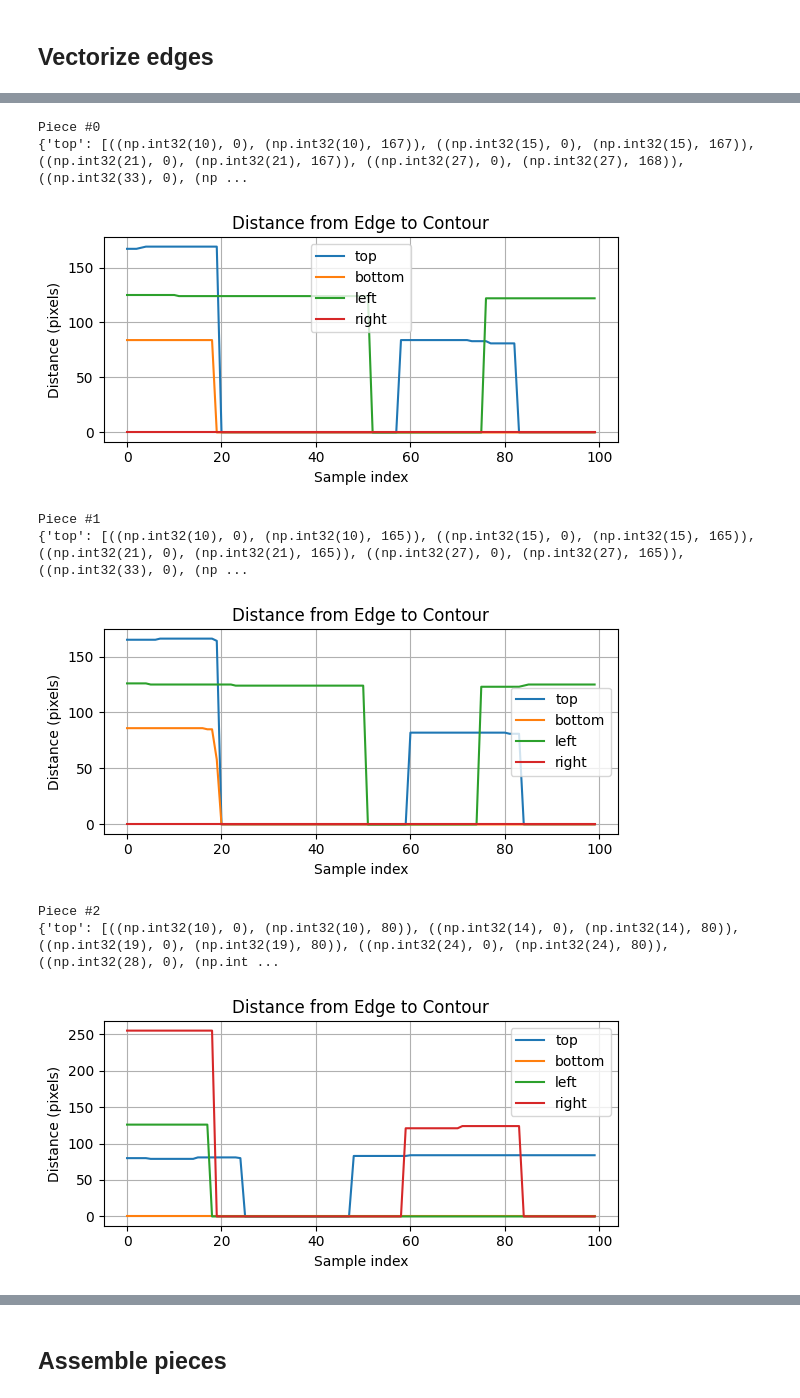
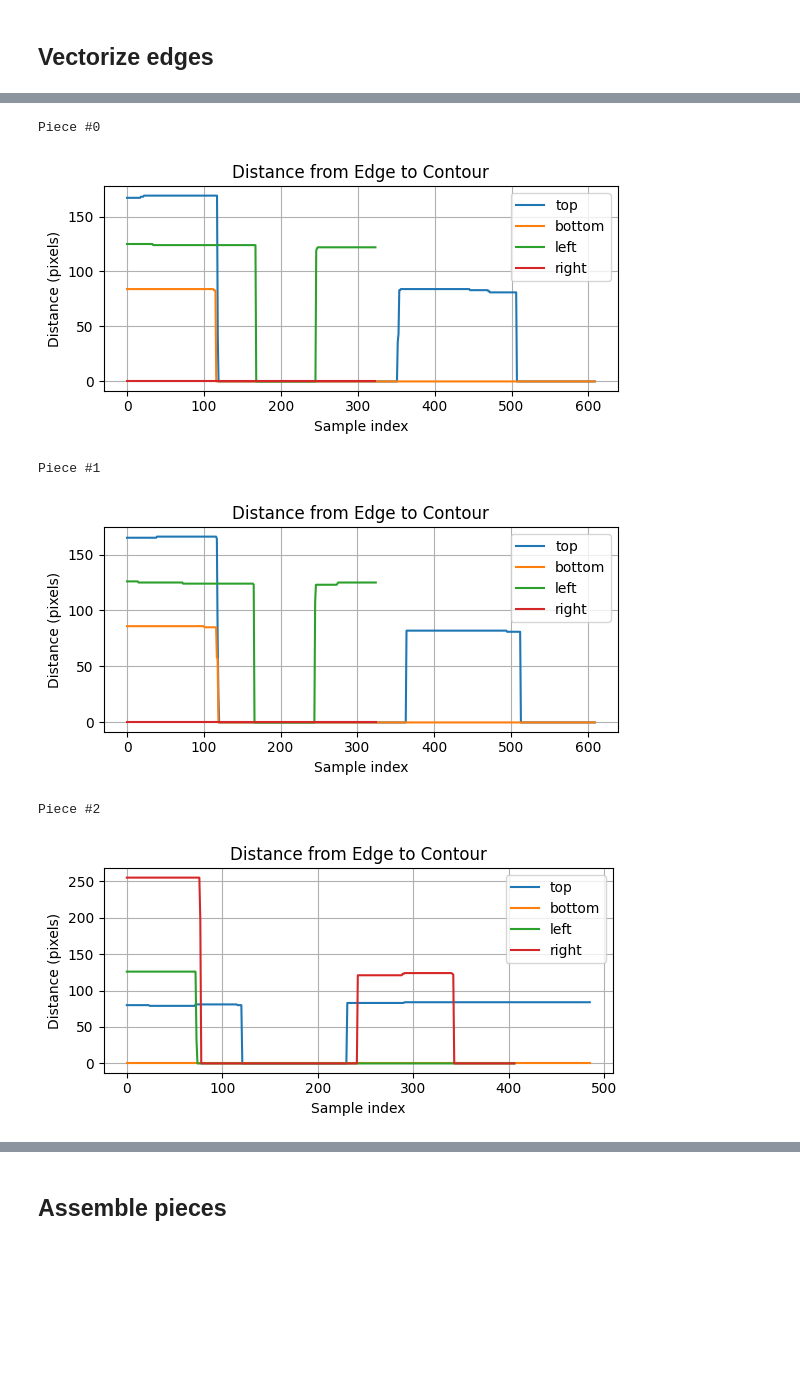
Before and after one commit to Mcapozzolo/PuzzleSimulator, a Jupyter notebook: image_processing/poc_opencv_01.ipynb, the cells around one changed output, grey strips where cells are left out. Saved outputs shown, nothing was run; the diff lists cells and outputs as text; code cells hidden in the pictures; blank space fills up the shorter version.

Commit message:
Update edge vectorization

```diff
--- a/image_processing/poc_opencv_01.ipynb
+++ b/image_processing/poc_opencv_01.ipynb
@@ -81,4 +99,3 @@ show_image(pieces_image)
 # %%
-for p in pieces:
-    show_image(p)
+show_images(pieces, max_cols=2)
 # %% [output]
@@ -105,6 +119,5 @@ for p in pieces:
     result = cv2.bitwise_and(p, p, mask=mask)
     masked_pieces.append(result)
 # %%
-for p in masked_pieces:
-    show_image(p)
+show_images(masked_pieces, max_cols=2)
 # %% [output]
@@ -127,5 +137,6 @@ smoothed_pieces = []
 for p in masked_pieces:
     sp = smooth_mask(p)
     smoothed_pieces.append(sp)
-    show_image(sp)
+
+show_images(smoothed_pieces, max_cols=2)
 # %% [output]
@@ -136,7 +144,7 @@ for p in masked_pieces:
 # %% [markdown]
 ## Vectorize edges
 # %%
-def measure_edge_distances(thresh, n_vectors=10, margin=10):
+def measure_edge_distances(thresh, n_vectors=-1, margin=10):
     """Measure perpendicular distances from each image edge to the first contour pixel."""
     contours, _ = cv2.findContours(thresh, cv2.RETR_EXTERNAL, cv2.CHAIN_APPROX_SIMPLE)
     if not contours:
@@ -147,8 +155,13 @@ def measure_edge_distances(thresh, n_vectors=10, margin=10):
     cv2.drawContours(mask, [contour], -1, 255, -1)
 
     h, w = thresh.shape
-    x_samples = np.linspace(margin, w - 1 - margin, n_vectors, dtype=np.int32)
-    y_samples = np.linspace(margin, h - 1 - margin, n_vectors, dtype=np.int32)
+
+    if n_vectors == -1:
+        x_samples = np.linspace(margin, w - 1 - margin, w, dtype=np.int32)
+        y_samples = np.linspace(margin, h - 1 - margin, h, dtype=np.int32)
+    else:
+        x_samples = np.linspace(margin, w - 1 - margin, n_vectors, dtype=np.int32)
+        y_samples = np.linspace(margin, h - 1 - margin, n_vectors, dtype=np.int32)
 
     distances = {
         "top": [],
@@ -242,20 +246,16 @@ Piece #3
 # %%
 vectorized_edges = {}
 
 for i, p in enumerate(smoothed_pieces):
-    dist = measure_edge_distances(p, n_vectors=100, margin=10)
+    dist = measure_edge_distances(p, margin=10)
     vectorized_edges[f"piece_{i}"] = dist
     print(f"Piece #{i}")
-    print(dist)
     plot_edge_distances(dist)
 # %% [output]
 Piece #0
-{'top': [((np.int32(10), 0), (np.int32(10), 167)), ((np.int32(15), 0), (np.int32(15), 167)), ((np.int32(21), 0), (np.int32(21), 167)), ((np.int32(27), 0), (np.int32(27), 168)), ((np.int32(33), 0), (np ...
-[figure, old version]
+[figure, new version]
 Piece #1
-{'top': [((np.int32(10), 0), (np.int32(10), 165)), ((np.int32(15), 0), (np.int32(15), 165)), ((np.int32(21), 0), (np.int32(21), 165)), ((np.int32(27), 0), (np.int32(27), 165)), ((np.int32(33), 0), (np ...
-[figure, old version]
+[figure, new version]
 Piece #2
-{'top': [((np.int32(10), 0), (np.int32(10), 80)), ((np.int32(14), 0), (np.int32(14), 80)), ((np.int32(19), 0), (np.int32(19), 80)), ((np.int32(24), 0), (np.int32(24), 80)), ((np.int32(28), 0), (np.int ...
-[figure, old version]
+[figure, new version]
 Piece #3
```
Also changed, not shown: parts of 19 cells of this notebook, 8 other files.
